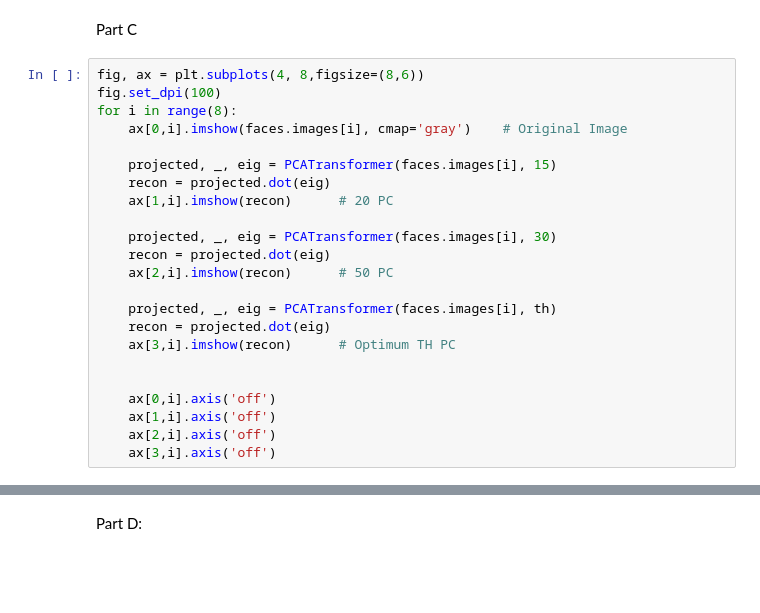
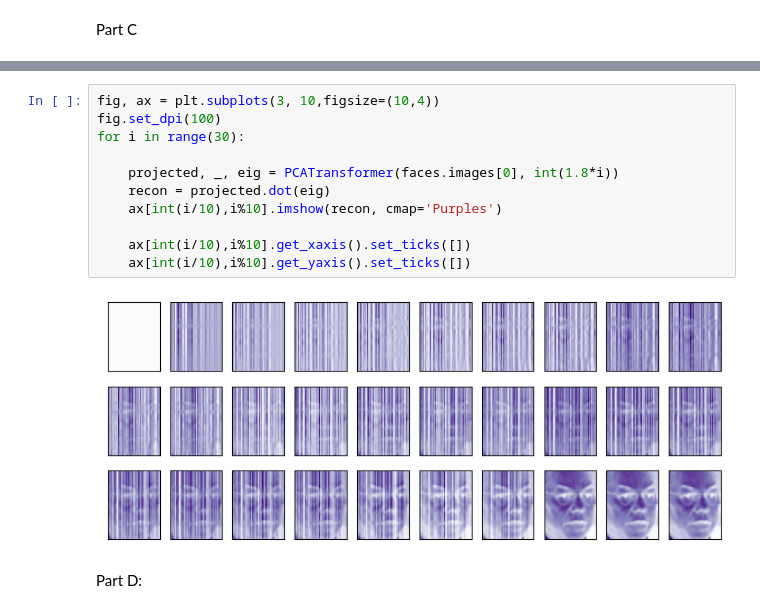
Before and after one commit to Kassra-sinaei/ML_HW5, a Jupyter notebook: HW05.ipynb, the cells around one changed output, grey strips where cells are left out. Drawn from its saved outputs; the diff is of its cells as text; blank space fills up the shorter version.

```diff
--- a/HW05.ipynb
+++ b/HW05.ipynb
@@ -265,26 +265,3 @@ plt.show()
 [figure]
 # %% [markdown]
 Part C
-# %%
-fig, ax = plt.subplots(4, 8,figsize=(8,6))
-fig.set_dpi(100)
-for i in range(8):
-    ax[0,i].imshow(faces.images[i], cmap='gray')    # Original Image
-
-    projected, _, eig = PCATransformer(faces.images[i], 15)
-    recon = projected.dot(eig)
-    ax[1,i].imshow(recon)      # 20 PC
-
-    projected, _, eig = PCATransformer(faces.images[i], 30)
-    recon = projected.dot(eig)
-    ax[2,i].imshow(recon)      # 50 PC
-
-    projected, _, eig = PCATransformer(faces.images[i], th)
-    recon = projected.dot(eig)
-    ax[3,i].imshow(recon)      # Optimum TH PC
-
-
-    ax[0,i].axis('off')
-    ax[1,i].axis('off')
-    ax[2,i].axis('off')
-    ax[3,i].axis('off')
@@ -293,3 +268,16 @@ for i in range(8):
+# %%
+fig, ax = plt.subplots(3, 10,figsize=(10,4))
+fig.set_dpi(100)
+for i in range(30):
+
+    projected, _, eig = PCATransformer(faces.images[0], int(1.8*i))
+    recon = projected.dot(eig)
+    ax[int(i/10),i%10].imshow(recon, cmap='Purples')
+
+    ax[int(i/10),i%10].get_xaxis().set_ticks([])
+    ax[int(i/10),i%10].get_yaxis().set_ticks([])
+# %% [output]
+[figure, added]
 # %% [markdown]
 Part D:
 # %%
```
Also changed, not shown: parts of 3 cells of this notebook.
